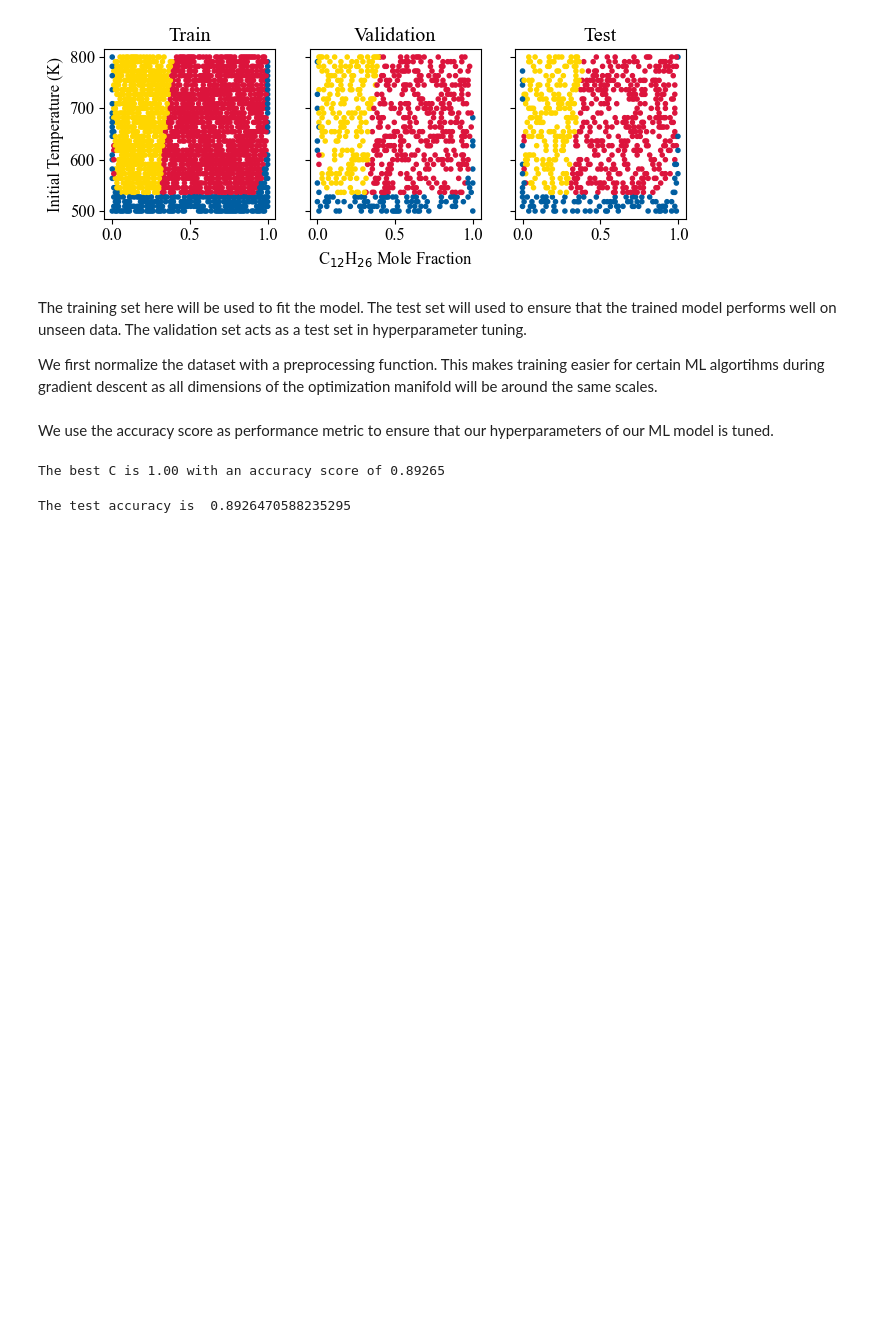
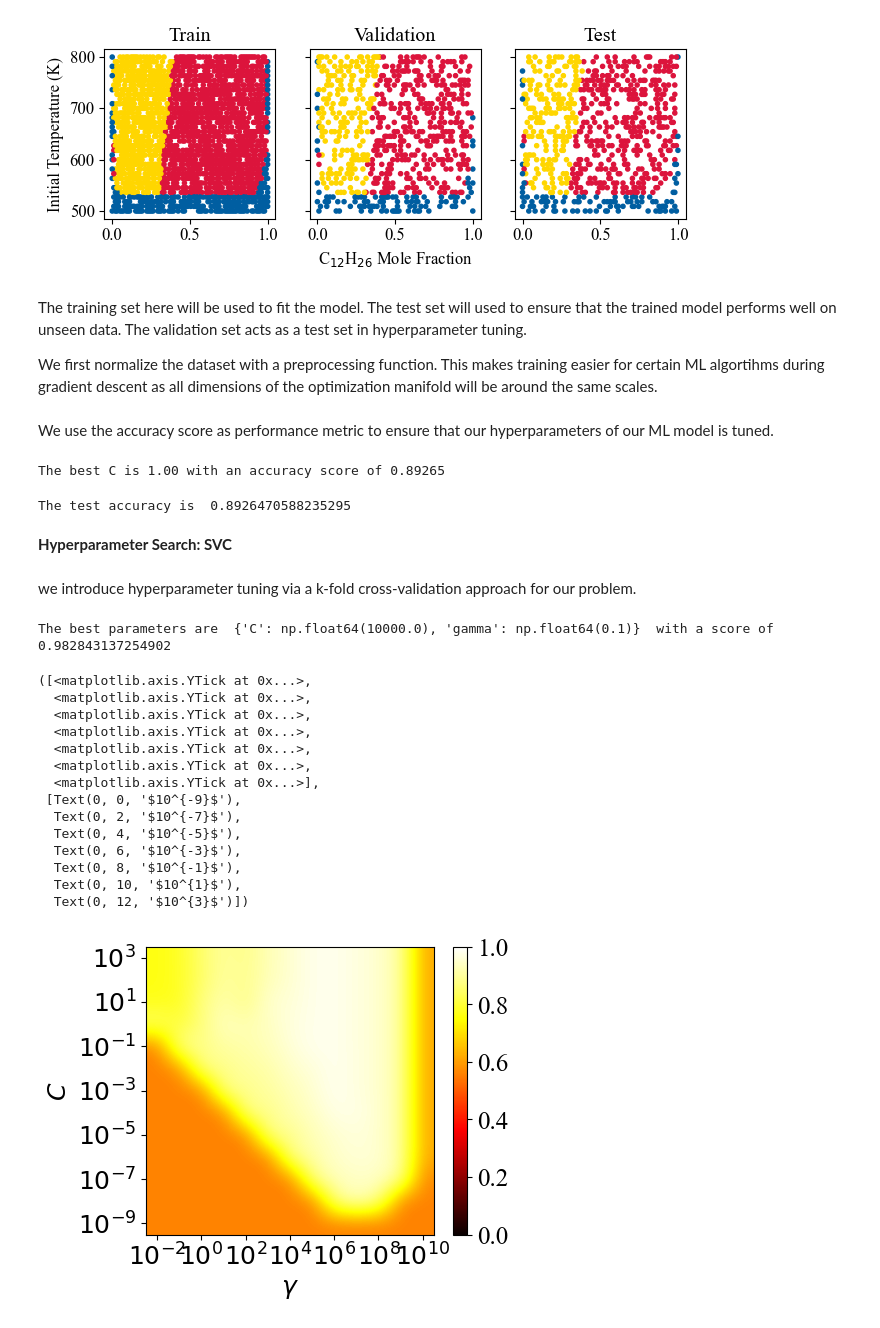
Before and after one commit to emnagrajaa/Classifying-n-Dodecane-Ignition, a Jupyter notebook: SupervisedLearning.ipynb, the cells around one changed output. Saved outputs shown, nothing was run; the diff lists cells and outputs as text; code cells hidden in the pictures; blank space fills up the shorter version.

Commit message:
Hyperparameter Search

```diff
--- a/SupervisedLearning.ipynb
+++ b/SupervisedLearning.ipynb
@@ -128,3 +128,56 @@ test_acc=metrics.accuracy_score(y_test,y_test_pred)
 print("The test accuracy is ", test_acc)
 # %% [output]
 The test accuracy is  0.8926470588235295
+# %% [markdown]
+**Hyperparameter Search: SVC**
+# %% [markdown]
+we introduce hyperparameter tuning via a k-fold cross-validation approach for our problem.
+# %%
+X_trainCV=X_dev
+y_trainCV=y_dev
+X_trainCV_scaled=preprocessing.StandardScaler().fit_transform(X_trainCV)
+# %%
+C_range = np.logspace(-2, 10, 13)  # Generate positive values for C
+gamma_range = np.logspace(-9, 3, 13)  # Ensure gamma values are valid
+param_grid = dict(gamma=gamma_range, C=C_range)
+
+cv = StratifiedShuffleSplit(n_splits=3, test_size=0.2, random_state=seed)
+grid = GridSearchCV(SVC(), param_grid, cv=cv)
+grid.fit(X_trainCV_scaled, y_trainCV)
+
+print("The best parameters are ", grid.best_params_, " with a score of ", grid.best_score_)
+# %% [output]
+The best parameters are  {'C': np.float64(10000.0), 'gamma': np.float64(0.1)}  with a score of  0.982843137254902
+# %%
+%matplotlib inline
+# Draw heatmap of the validation accuracy as a function of gamma and C
+plt.rcParams["font.family"]="Times New Roman"
+plt.rcParams["font.size"]=18
+scores=grid.cv_results_['mean_test_score'].reshape(len(C_range), len(gamma_range))
+
+plt.subplots_adjust(left=0.2, right=0.8, top=0.8, bottom=0.2)
+plt.imshow(scores, interpolation='bicubic', cmap=plt.cm.hot,origin='lower')
+plt.xlabel(r'$\gamma$')
+plt.ylabel(r'$C$')
+plt.colorbar()
+plt.clim([0,1])
+fmt_C = [r'$10^{%d}$' % np.log10(i) for i in C_range.tolist()]
+fmt_gamma = [r'$10^{%d}$' % np.log10(i) for i in gamma_range.tolist()]
+plt.xticks(np.arange(len(gamma_range))[::2], fmt_C[::2],)
+plt.yticks(np.arange(len(C_range))[::2], fmt_gamma[::2])
+# %% [output]
+([<matplotlib.axis.YTick at 0x...>,
+  <matplotlib.axis.YTick at 0x...>,
+  <matplotlib.axis.YTick at 0x...>,
+  <matplotlib.axis.YTick at 0x...>,
+  <matplotlib.axis.YTick at 0x...>,
+  <matplotlib.axis.YTick at 0x...>,
+  <matplotlib.axis.YTick at 0x...>],
+ [Text(0, 0, '$10^{-9}$'),
+  Text(0, 2, '$10^{-7}$'),
+  Text(0, 4, '$10^{-5}$'),
+  Text(0, 6, '$10^{-3}$'),
+  Text(0, 8, '$10^{-1}$'),
+  Text(0, 10, '$10^{1}$'),
+  Text(0, 12, '$10^{3}$')])
+[figure, added]
```
Also changed, not shown: parts of 1 cell of this notebook.
